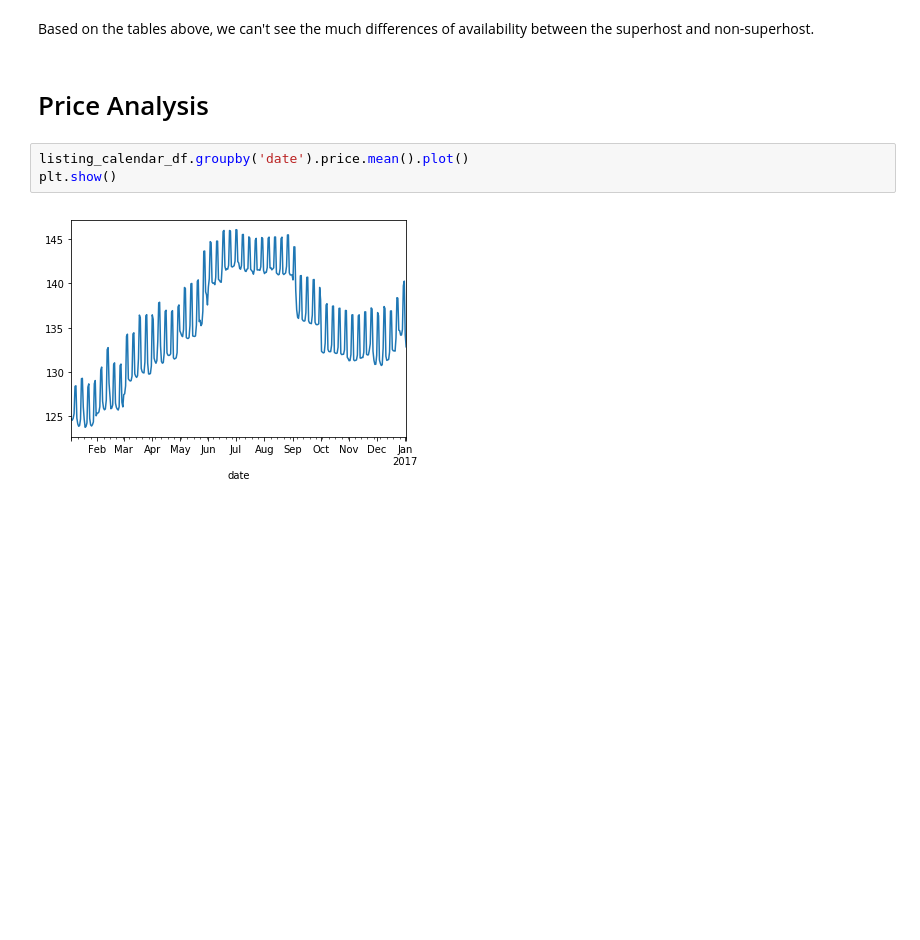
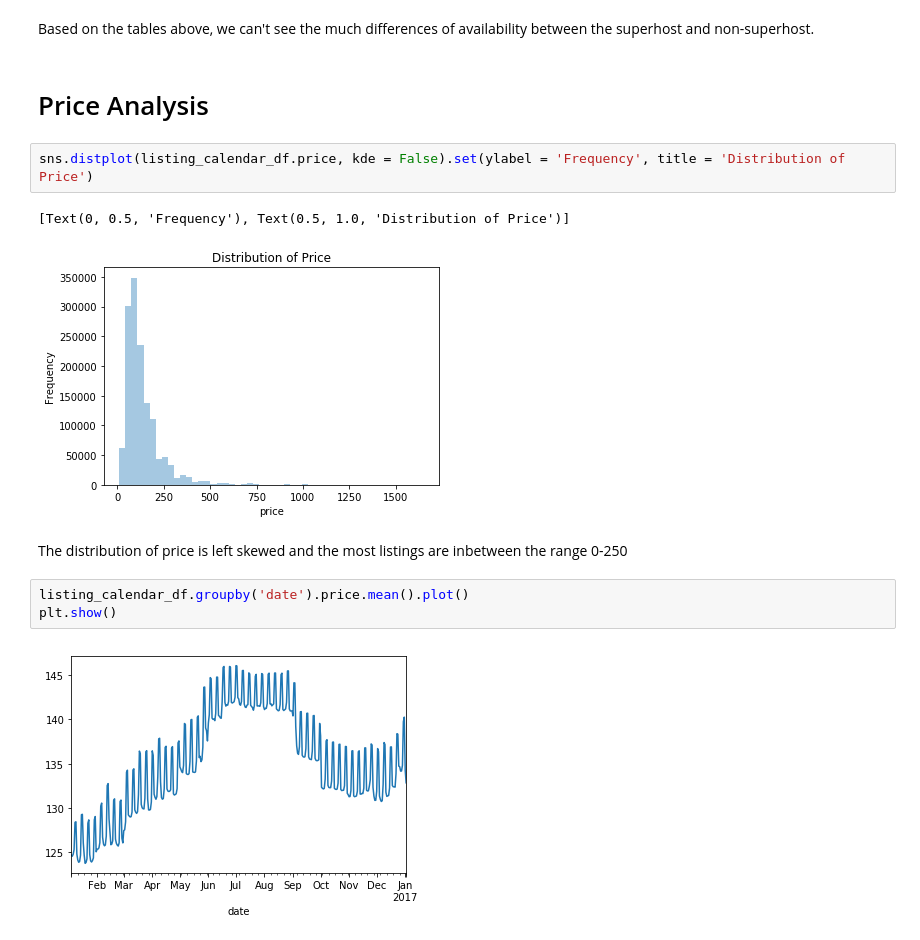
Before and after one commit to Mendy5/Udacity_Data_Scientist_Projects, a Jupyter notebook: P1_Writing_a_Data_Scientist_Blog_Post/Seattle_AirBnB_Data_Analysis_v2.0.ipynb, the cells around one changed output. Saved outputs shown, nothing was run; the diff lists cells and outputs as text; blank space fills up the shorter version.

```diff
--- a/P1_Writing_a_Data_Scientist_Blog_Post/Seattle_AirBnB_Data_Analysis_v2.0.ipynb
+++ b/P1_Writing_a_Data_Scientist_Blog_Post/Seattle_AirBnB_Data_Analysis_v2.0.ipynb
@@ -343,6 +357,13 @@ listing_calendar_superhost_avail_df_v3
 Based on the tables above, we can't see the much differences of availability between the superhost and non-superhost.
 # %% [markdown]
 # Price Analysis
+# %%
+sns.distplot(listing_calendar_df.price, kde = False).set(ylabel = 'Frequency', title = 'Distribution of Price')
+# %% [output]
+[Text(0, 0.5, 'Frequency'), Text(0.5, 1.0, 'Distribution of Price')]
+[figure, added]
+# %% [markdown]
+The distribution of price is left skewed and the most listings are inbetween the range 0-250
 # %%
 listing_calendar_df.groupby('date').price.mean().plot()
 plt.show()
```
Also changed, not shown: parts of 8 cells of this notebook.
